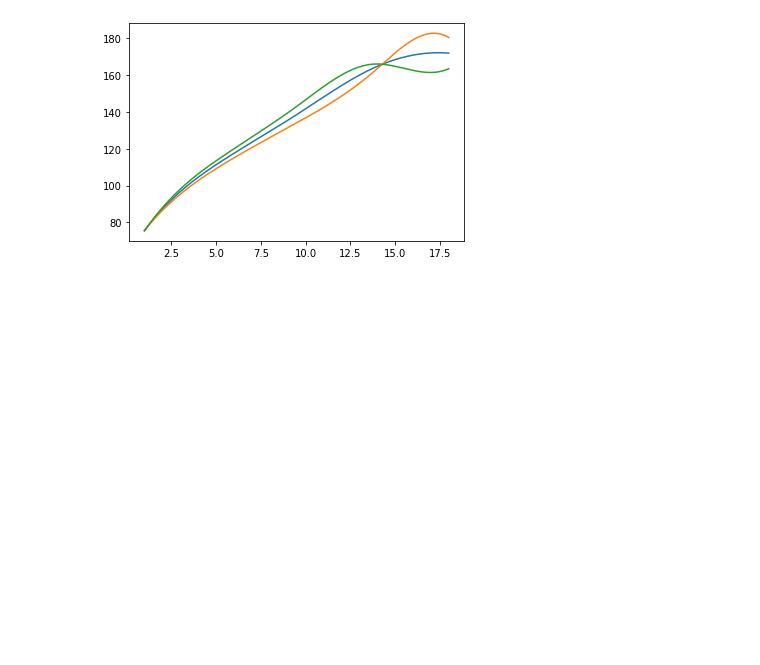
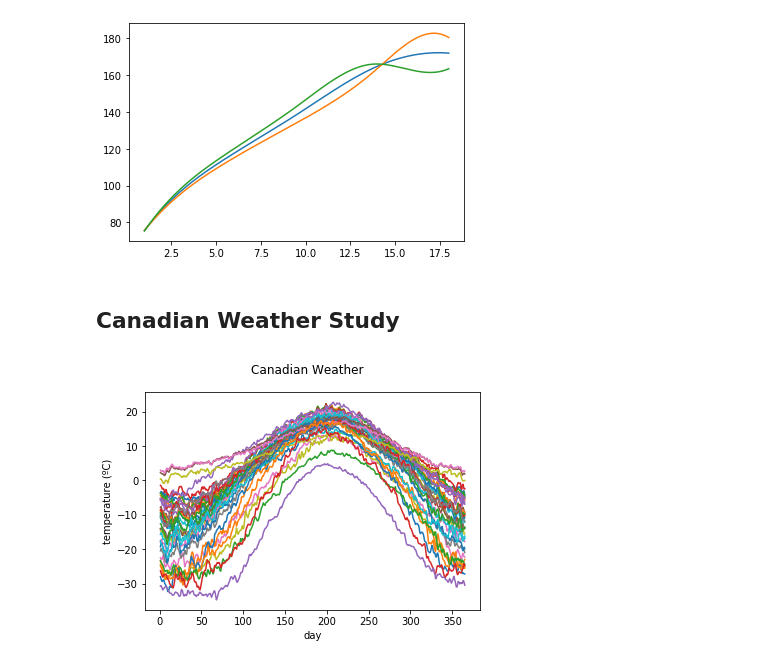
Before and after one commit to GAA-UAM/scikit-fda, a Jupyter notebook: skfda/exploratory/fpca/test.ipynb, the cells around one changed output. Cells and saved outputs as stored; diff of their text form; code cells hidden in the pictures; blank space fills up the shorter version.

Commit message:
Illustrate fpca using the weather dataset

```diff
--- a/skfda/exploratory/fpca/test.ipynb
+++ b/skfda/exploratory/fpca/test.ipynb
@@ -130,3 +130,18 @@ meanfd.plot()
 pyplot.show()
 # %% [output]
 [figure]
+# %% [markdown]
+## Canadian Weather Study
+# %%
+def fetch_weather_temp_only():
+    weather_dataset = fetch_weather()
+    fd_data = weather_dataset['data']
+    fd_data.data_matrix = fd_data.data_matrix[:, :, :1]
+    fd_data.axes_labels = fd_data.axes_labels[:-1]
+    return fd_data
+# %%
+fd_data = fetch_weather_temp_only()
+fd_data.plot()
+pyplot.show()
+# %% [output]
+[figure, added]
```
Also changed, not shown: parts of 10 cells of this notebook.
